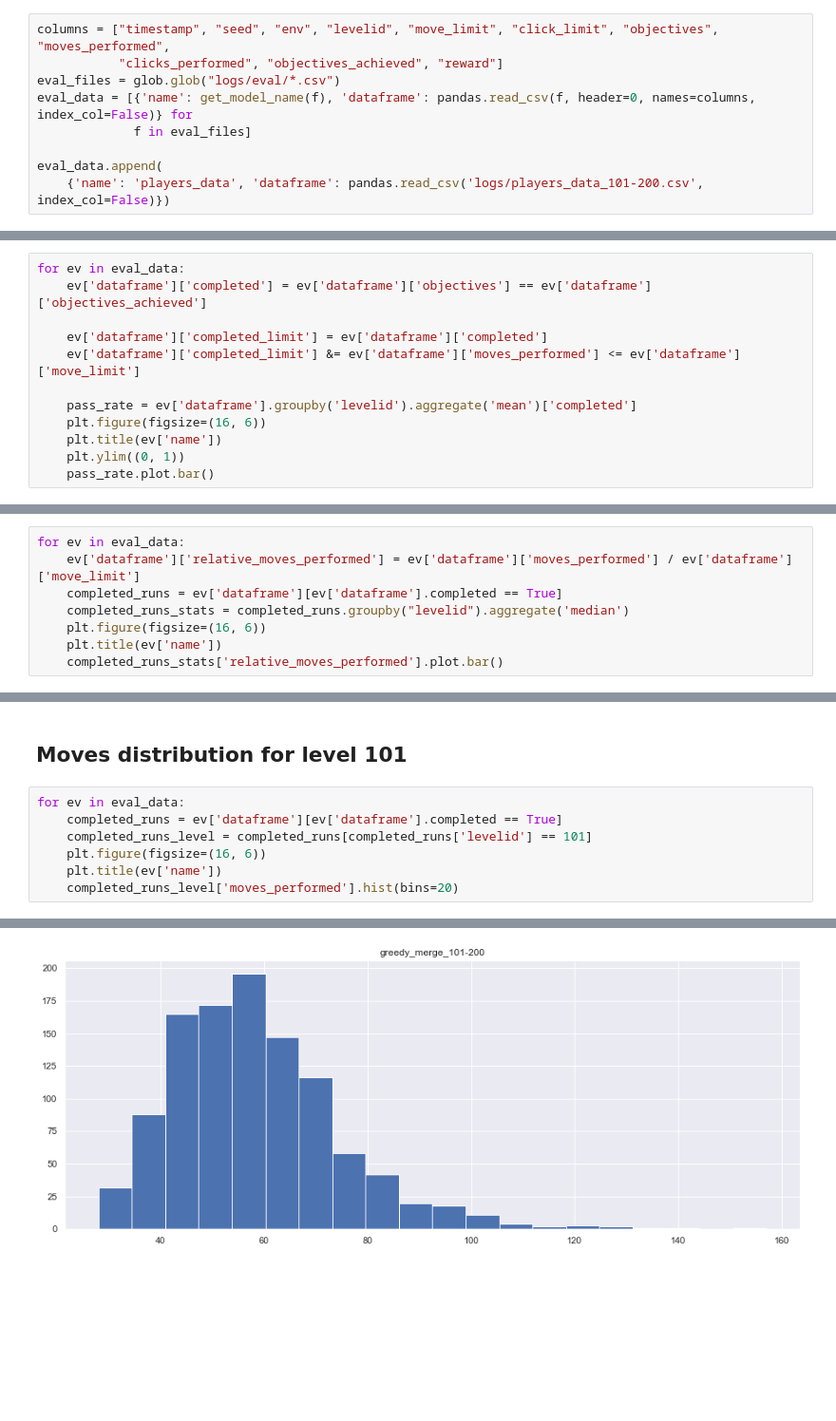
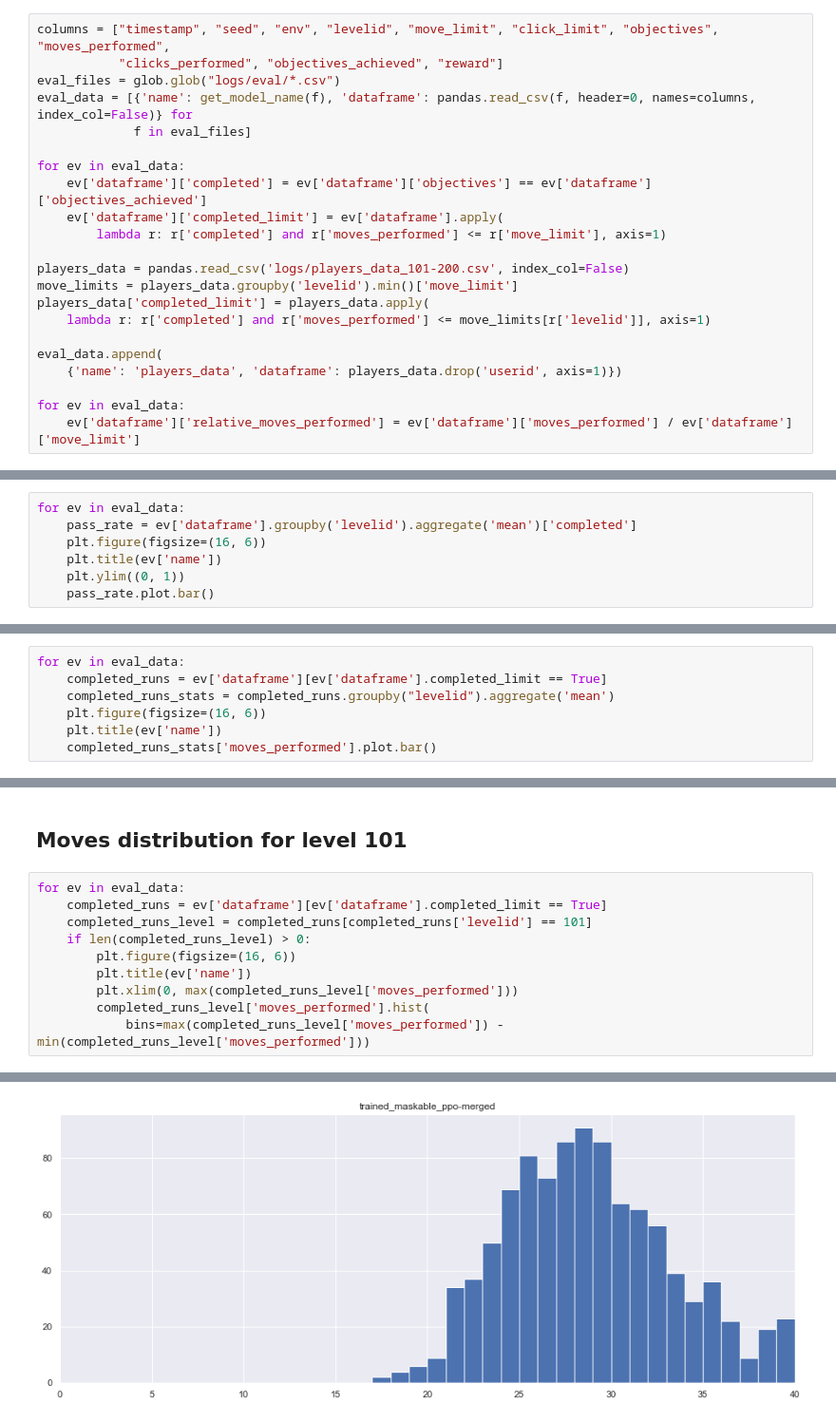
Before and after one commit to paoloburelli/puzzleagent, a Jupyter notebook: agents_evaluation.ipynb, the cells around one changed output, grey strips where cells are left out. Shown at 95% size. Saved outputs shown, nothing was run; the diff lists cells and outputs as text; blank space fills up the shorter version.

```diff
--- a/agents_evaluation.ipynb
+++ b/agents_evaluation.ipynb
@@ -16,17 +20,25 @@ eval_files = glob.glob("logs/eval/*.csv")
 eval_data = [{'name': get_model_name(f), 'dataframe': pandas.read_csv(f, header=0, names=columns, index_col=False)} for
              f in eval_files]
 
+for ev in eval_data:
+    ev['dataframe']['completed'] = ev['dataframe']['objectives'] == ev['dataframe']['objectives_achieved']
+    ev['dataframe']['completed_limit'] = ev['dataframe'].apply(
+        lambda r: r['completed'] and r['moves_performed'] <= r['move_limit'], axis=1)
+
+players_data = pandas.read_csv('logs/players_data_101-200.csv', index_col=False)
+move_limits = players_data.groupby('levelid').min()['move_limit']
+players_data['completed_limit'] = players_data.apply(
+    lambda r: r['completed'] and r['moves_performed'] <= move_limits[r['levelid']], axis=1)
+
 eval_data.append(
-    {'name': 'players_data', 'dataframe': pandas.read_csv('logs/players_data_101-200.csv', index_col=False)})
+    {'name': 'players_data', 'dataframe': players_data.drop('userid', axis=1)})
+
+for ev in eval_data:
+    ev['dataframe']['relative_moves_performed'] = ev['dataframe']['moves_performed'] / ev['dataframe']['move_limit']
 # %% [markdown]
 ## Completion Rate (300+)
 # %%
 for ev in eval_data:
-    ev['dataframe']['completed'] = ev['dataframe']['objectives'] == ev['dataframe']['objectives_achieved']
-
-    ev['dataframe']['completed_limit'] = ev['dataframe']['completed']
-    ev['dataframe']['completed_limit'] &= ev['dataframe']['moves_performed'] <= ev['dataframe']['move_limit']
-
     pass_rate = ev['dataframe'].groupby('levelid').aggregate('mean')['completed']
     plt.figure(figsize=(16, 6))
     plt.title(ev['name'])
@@ -62,9 +70,8 @@ for ev in eval_data:
 # %%
 for ev in eval_data:
-    ev['dataframe']['relative_moves_performed'] = ev['dataframe']['moves_performed'] / ev['dataframe']['move_limit']
-    completed_runs = ev['dataframe'][ev['dataframe'].completed == True]
-    completed_runs_stats = completed_runs.groupby("levelid").aggregate('median')
+    completed_runs = ev['dataframe'][ev['dataframe'].completed_limit == True]
+    completed_runs_stats = completed_runs.groupby("levelid").aggregate('mean')
     plt.figure(figsize=(16, 6))
     plt.title(ev['name'])
-    completed_runs_stats['relative_moves_performed'].plot.bar()
+    completed_runs_stats['moves_performed'].plot.bar()
 # %% [output]
@@ -79,9 +84,12 @@ for ev in eval_data:
 ## Moves distribution for level 101
 # %%
 for ev in eval_data:
-    completed_runs = ev['dataframe'][ev['dataframe'].completed == True]
+    completed_runs = ev['dataframe'][ev['dataframe'].completed_limit == True]
     completed_runs_level = completed_runs[completed_runs['levelid'] == 101]
-    plt.figure(figsize=(16, 6))
-    plt.title(ev['name'])
-    completed_runs_level['moves_performed'].hist(bins=20)
+    if len(completed_runs_level) > 0:
+        plt.figure(figsize=(16, 6))
+        plt.title(ev['name'])
+        plt.xlim(0, max(completed_runs_level['moves_performed']))
+        completed_runs_level['moves_performed'].hist(
+            bins=max(completed_runs_level['moves_performed']) - min(completed_runs_level['moves_performed']))
 # %% [output]
@@ -89 +97 @@ for ev in eval_data:
-[figure, old version]
+[figure, new version]
```
Also changed, not shown: parts of 16 cells of this notebook, 7 other files.
